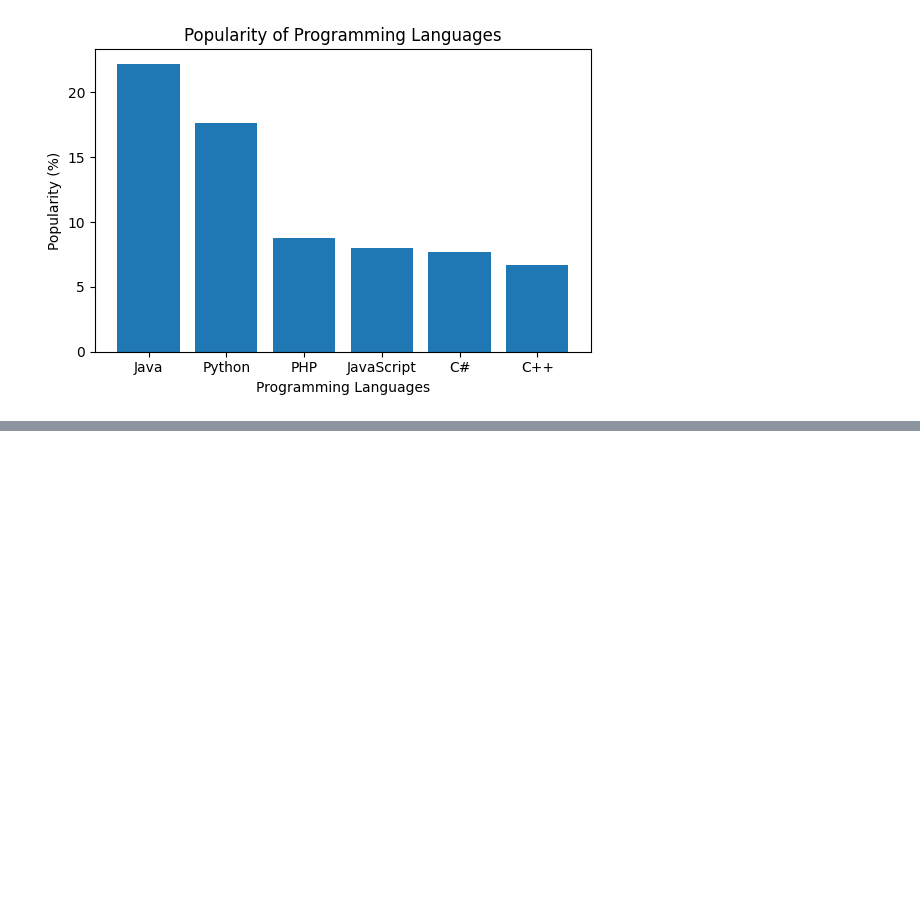
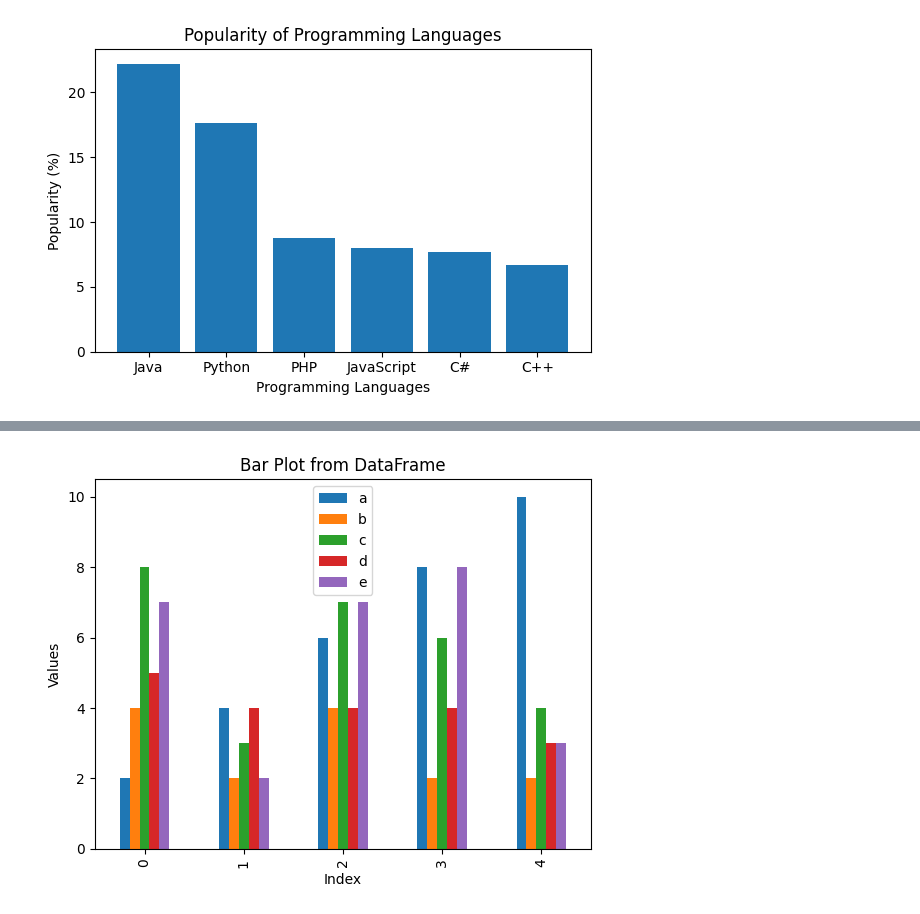
Before and after one commit to Tejeswar23/python-core-, a Jupyter notebook: matplot/practice_matplot.ipynb, the cells around one changed output, grey strips where cells are left out. Drawn from its saved outputs; the diff is of its cells as text; code cells hidden in the pictures; blank space fills up the shorter version.

```diff
--- a/matplot/practice_matplot.ipynb
+++ b/matplot/practice_matplot.ipynb
@@ -354,0 +377,18 @@ plt.show()
+# %%
+# 11 - Python program to create bar plot from a DataFrame.
+data = {
+    'a': [2, 4, 6, 8, 10],
+    'b': [4, 2, 4, 2, 2],
+    'c': [8, 3, 7, 6, 4],
+    'd': [5, 4, 4, 4, 3],
+    'e': [7, 2, 7, 8, 3]
+}
+df = pd.DataFrame(data)
+# Create bar plot
+df.plot(kind='bar')
+plt.xlabel('Index')
+plt.ylabel('Values')
+plt.title('Bar Plot from DataFrame')
+plt.show()
+# %% [output]
+[figure, added]
```
Also changed, not shown: parts of 12 cells of this notebook, 1 other file.
